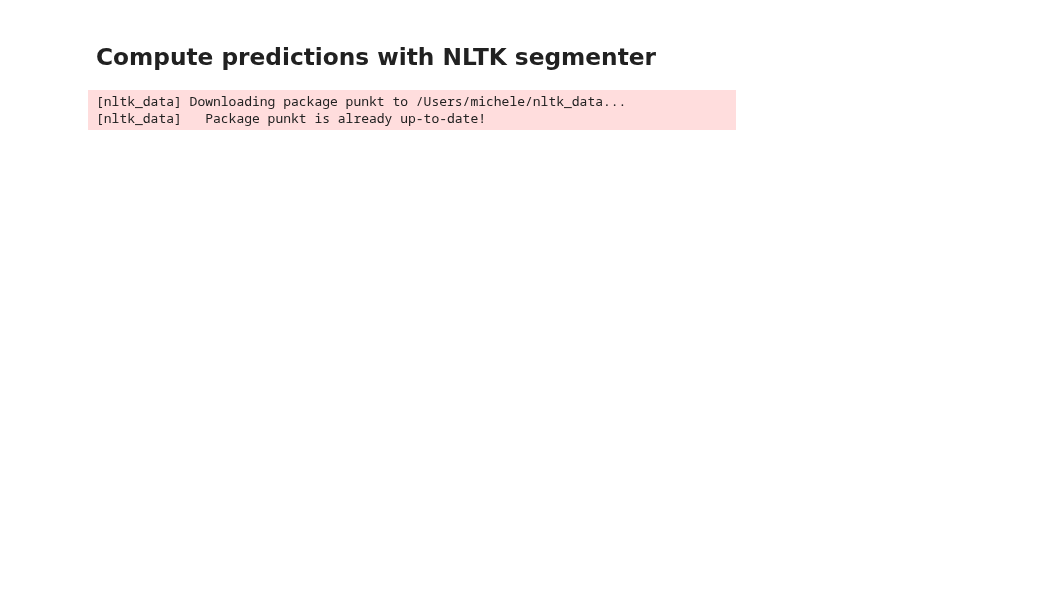
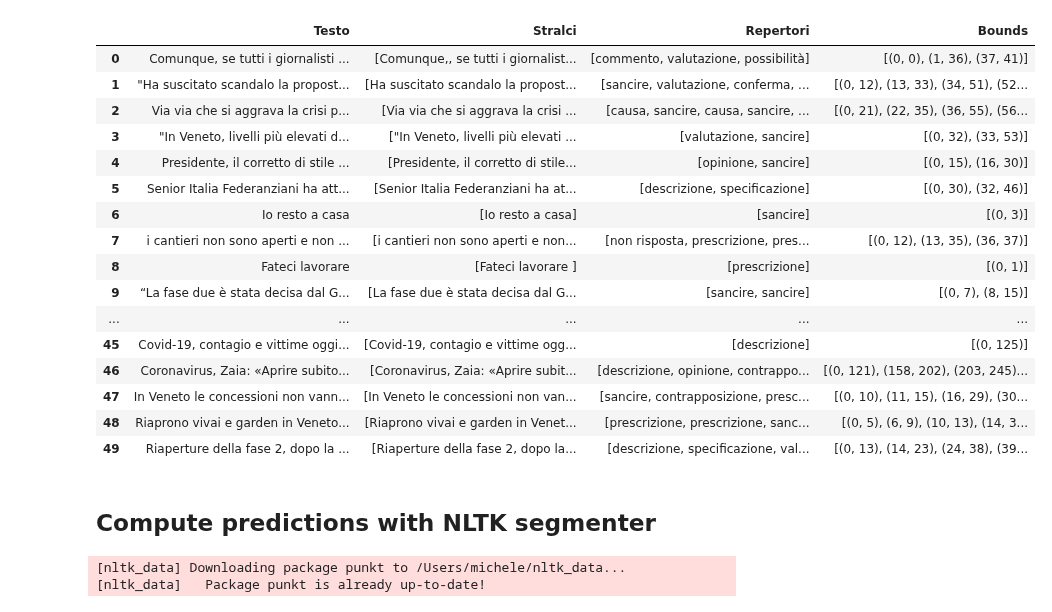
Before and after one commit to rikicamme01/DialogiTECH, a Jupyter notebook: notebooks/11_pipeline.ipynb, the cells around one changed output. Cells and saved outputs as stored; diff of their text form; code cells hidden in the pictures; blank space fills up the shorter version.

Commit message:
migliore efficienza creazione dataset

```diff
--- a/notebooks/11_pipeline.ipynb
+++ b/notebooks/11_pipeline.ipynb
@@ -2,13 +2,35 @@
 import pandas as pd
 import sys
 import os
-sys.path.append(os.path.dirname(sys.path[0]))
+sys.path.append(os.path.dirname(sys.path[0]) + '/src')
 from ast import literal_eval
-from src.datasets.ie_hyperion_dataset import find_word_bounds
+from datasets.ie_hyperion_dataset import find_word_bounds, clean_text
 
 df = pd.read_csv('../data/processed/pipeline/test/ie_hyperion.csv', converters={'Stralci': literal_eval, 'Repertori': literal_eval})
-df = df.head(100)
+df = df.head(50)
+df['Testo'] = df['Testo'].map(clean_text)
+df['Stralci'] = df['Stralci'].map(lambda x: [clean_text(s) for s in x])
 df['Bounds'] = df.apply(lambda x: find_word_bounds(x['Stralci'], x['Testo']), axis=1).values.tolist()
+# %%
+df
+# %% [output]
+|  | Testo | Stralci | Repertori | Bounds |
+| 0 | Comunque, se tutti i giornalisti ... | [Comunque,, se tutti i giornalist... | [commento, valutazione, possibilità] | [(0, 0), (1, 36), (37, 41)] |
+| 1 | "Ha suscitato scandalo la propost... | [Ha suscitato scandalo la propost... | [sancire, valutazione, conferma, ... | [(0, 12), (13, 33), (34, 51), (52... |
+| 2 | Via via che si aggrava la crisi p... | [Via via che si aggrava la crisi ... | [causa, sancire, causa, sancire, ... | [(0, 21), (22, 35), (36, 55), (56... |
+| 3 | "In Veneto, livelli più elevati d... | ["In Veneto, livelli più elevati ... | [valutazione, sancire] | [(0, 32), (33, 53)] |
+| 4 | Presidente, il corretto di stile ... | [Presidente, il corretto di stile... | [opinione, sancire] | [(0, 15), (16, 30)] |
+| 5 | Senior Italia Federanziani ha att... | [Senior Italia Federanziani ha at... | [descrizione, specificazione] | [(0, 30), (32, 46)] |
+| 6 | Io resto a casa | [Io resto a casa] | [sancire] | [(0, 3)] |
+| 7 | i cantieri non sono aperti e non ... | [i cantieri non sono aperti e non... | [non risposta, prescrizione, pres... | [(0, 12), (13, 35), (36, 37)] |
+| 8 | Fateci lavorare | [Fateci lavorare ] | [prescrizione] | [(0, 1)] |
+| 9 | “La fase due è stata decisa dal G... | [La fase due è stata decisa dal G... | [sancire, sancire] | [(0, 7), (8, 15)] |
+| ... | ... | ... | ... | ... |
+| 45 | Covid-19, contagio e vittime oggi... | [Covid-19, contagio e vittime ogg... | [descrizione] | [(0, 125)] |
+| 46 | Coronavirus, Zaia: «Aprire subito... | [Coronavirus, Zaia: «Aprire subit... | [descrizione, opinione, contrappo... | [(0, 121), (158, 202), (203, 245)... |
+| 47 | In Veneto le concessioni non vann... | [In Veneto le concessioni non van... | [sancire, contrapposizione, presc... | [(0, 10), (11, 15), (16, 29), (30... |
+| 48 | Riaprono vivai e garden in Veneto... | [Riaprono vivai e garden in Venet... | [prescrizione, prescrizione, sanc... | [(0, 5), (6, 9), (10, 13), (14, 3... |
+| 49 | Riaperture della fase 2, dopo la ... | [Riaperture della fase 2, dopo la... | [descrizione, specificazione, val... | [(0, 13), (14, 23), (24, 38), (39... |
 # %% [markdown]
 ## Compute predictions with NLTK segmenter
 # %%
```
Also changed, not shown: parts of 16 cells of this notebook, 4 other files.
